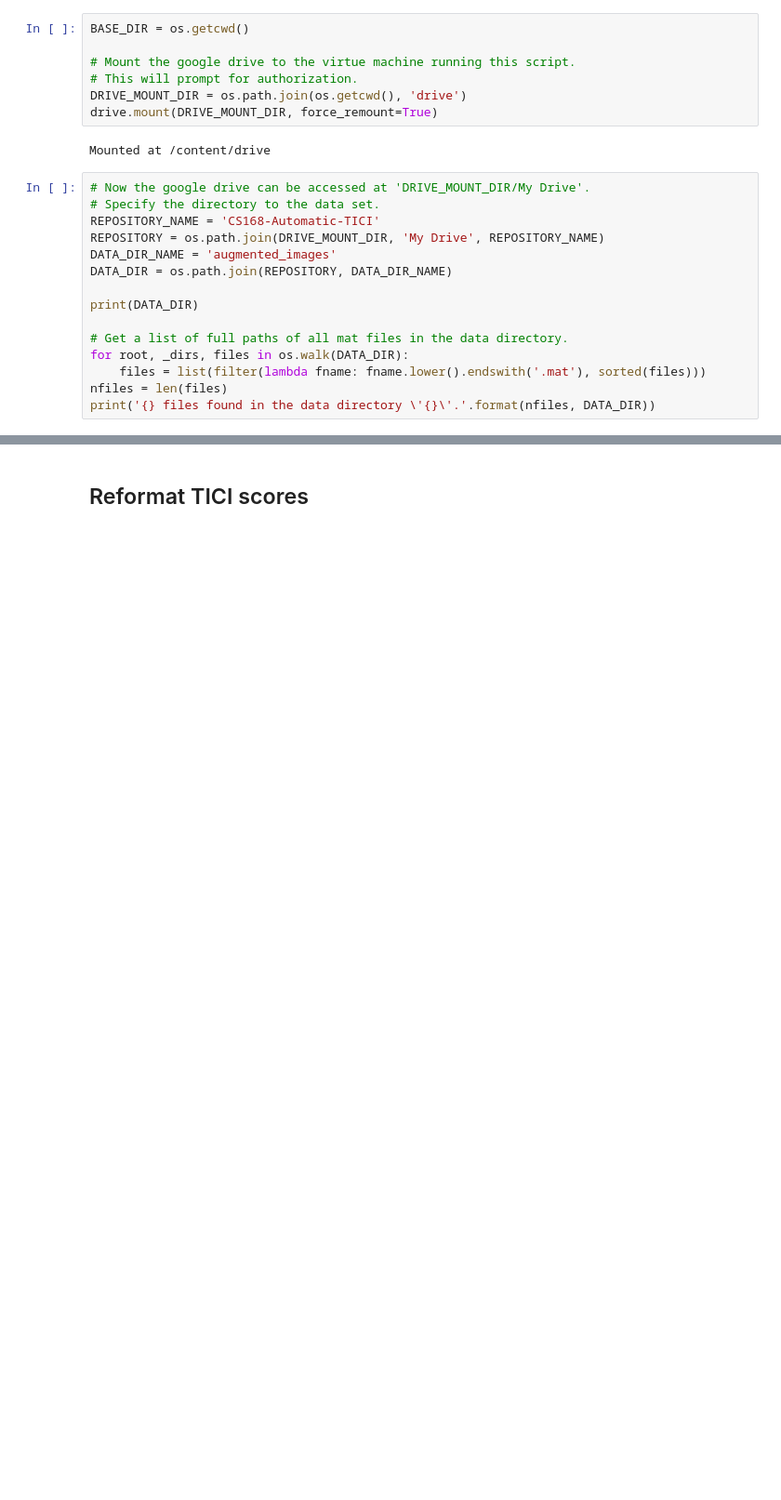
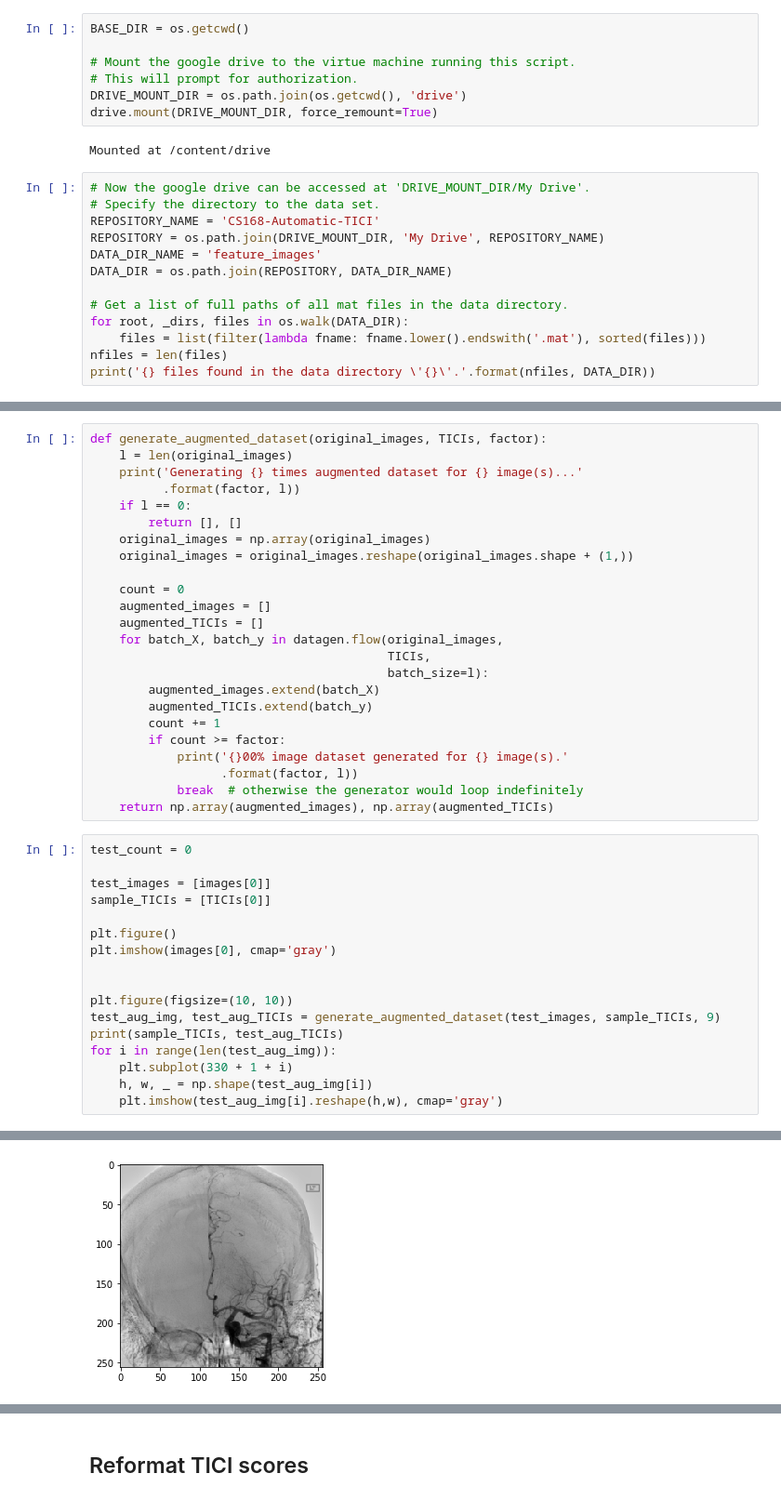
Before and after one commit to VincentD97/CS168-Automatic-TICI, a Jupyter notebook: Train Model.ipynb, the cells around one changed output, grey strips where cells are left out. Shown at 93% size. Drawn from its saved outputs; the diff is of its cells as text; blank space fills up the shorter version.

```diff
--- a/Train Model.ipynb
+++ b/Train Model.ipynb
@@ -28,10 +31,8 @@ Mounted at /content/drive
 # Specify the directory to the data set.
 REPOSITORY_NAME = 'CS168-Automatic-TICI'
 REPOSITORY = os.path.join(DRIVE_MOUNT_DIR, 'My Drive', REPOSITORY_NAME)
-DATA_DIR_NAME = 'augmented_images'
+DATA_DIR_NAME = 'feature_images'
 DATA_DIR = os.path.join(REPOSITORY, DATA_DIR_NAME)
-
-print(DATA_DIR)
 
 # Get a list of full paths of all mat files in the data directory.
 for root, _dirs, files in os.walk(DATA_DIR):
@@ -79,0 +96,42 @@ for n in range(nfiles):
+# %%
+def generate_augmented_dataset(original_images, TICIs, factor):
+    l = len(original_images)
+    print('Generating {} times augmented dataset for {} image(s)...'
+          .format(factor, l))
+    if l == 0:
+        return [], []
+    original_images = np.array(original_images)
+    original_images = original_images.reshape(original_images.shape + (1,))
+
+    count = 0
+    augmented_images = []
+    augmented_TICIs = []
+    for batch_X, batch_y in datagen.flow(original_images,
+                                         TICIs,
+                                         batch_size=l):
+        augmented_images.extend(batch_X)
+        augmented_TICIs.extend(batch_y)
+        count += 1
+        if count >= factor:
+            print('{}00% image dataset generated for {} image(s).'
+                  .format(factor, l))
+            break  # otherwise the generator would loop indefinitely
+    return np.array(augmented_images), np.array(augmented_TICIs)
+# %%
+test_count = 0
+
+test_images = [images[0]]
+sample_TICIs = [TICIs[0]]
+
+plt.figure()
+plt.imshow(images[0], cmap='gray')
+
+
+plt.figure(figsize=(10, 10))
+test_aug_img, test_aug_TICIs = generate_augmented_dataset(test_images, sample_TICIs, 9)
+print(sample_TICIs, test_aug_TICIs)
+for i in range(len(test_aug_img)):
+    plt.subplot(330 + 1 + i)
+    h, w, _ = np.shape(test_aug_img[i])
+    plt.imshow(test_aug_img[i].reshape(h,w), cmap='gray')
+# %% [output]
@@ -79,0 +141 @@ for n in range(nfiles):
+[figure, added]
```
Also changed, not shown: parts of 14 cells of this notebook, 3 other files.
